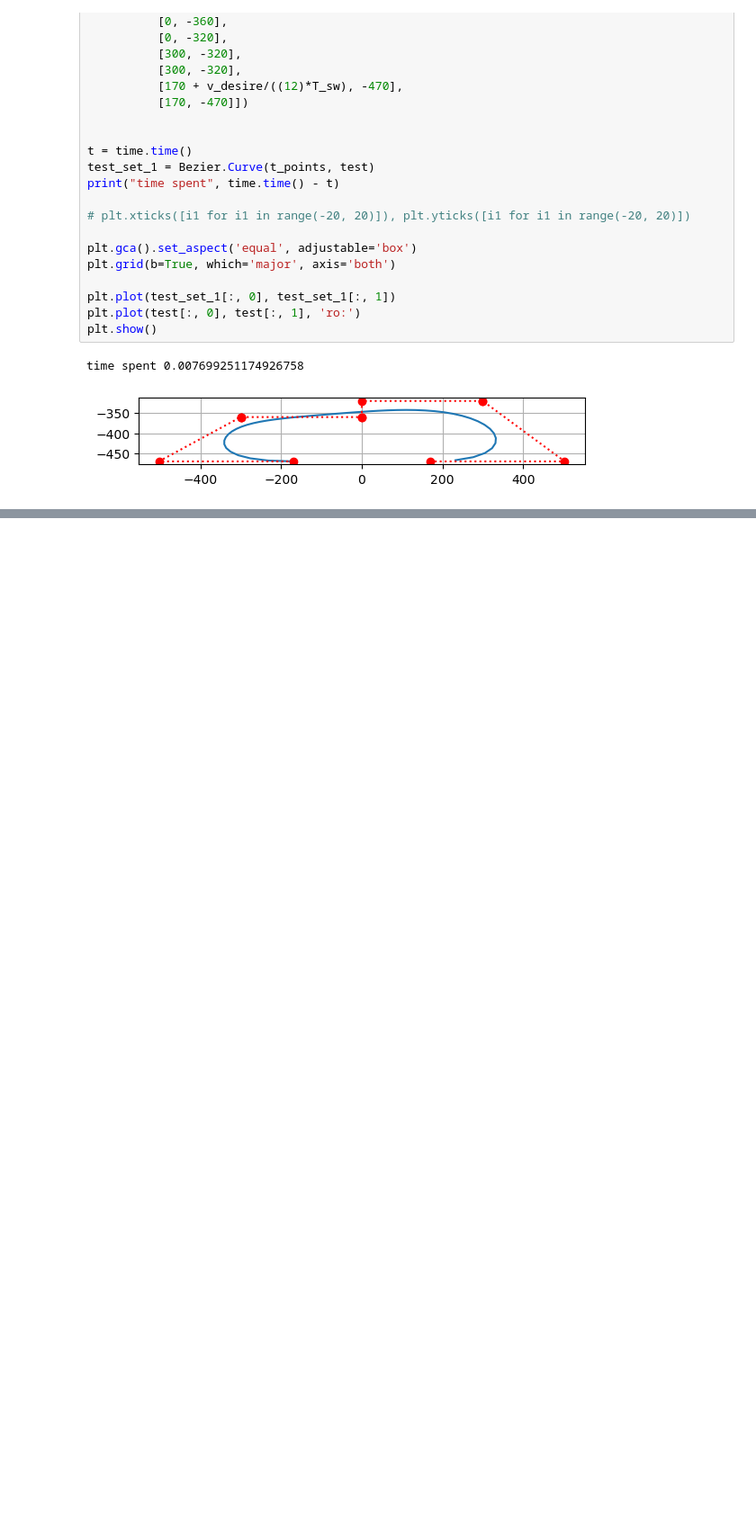
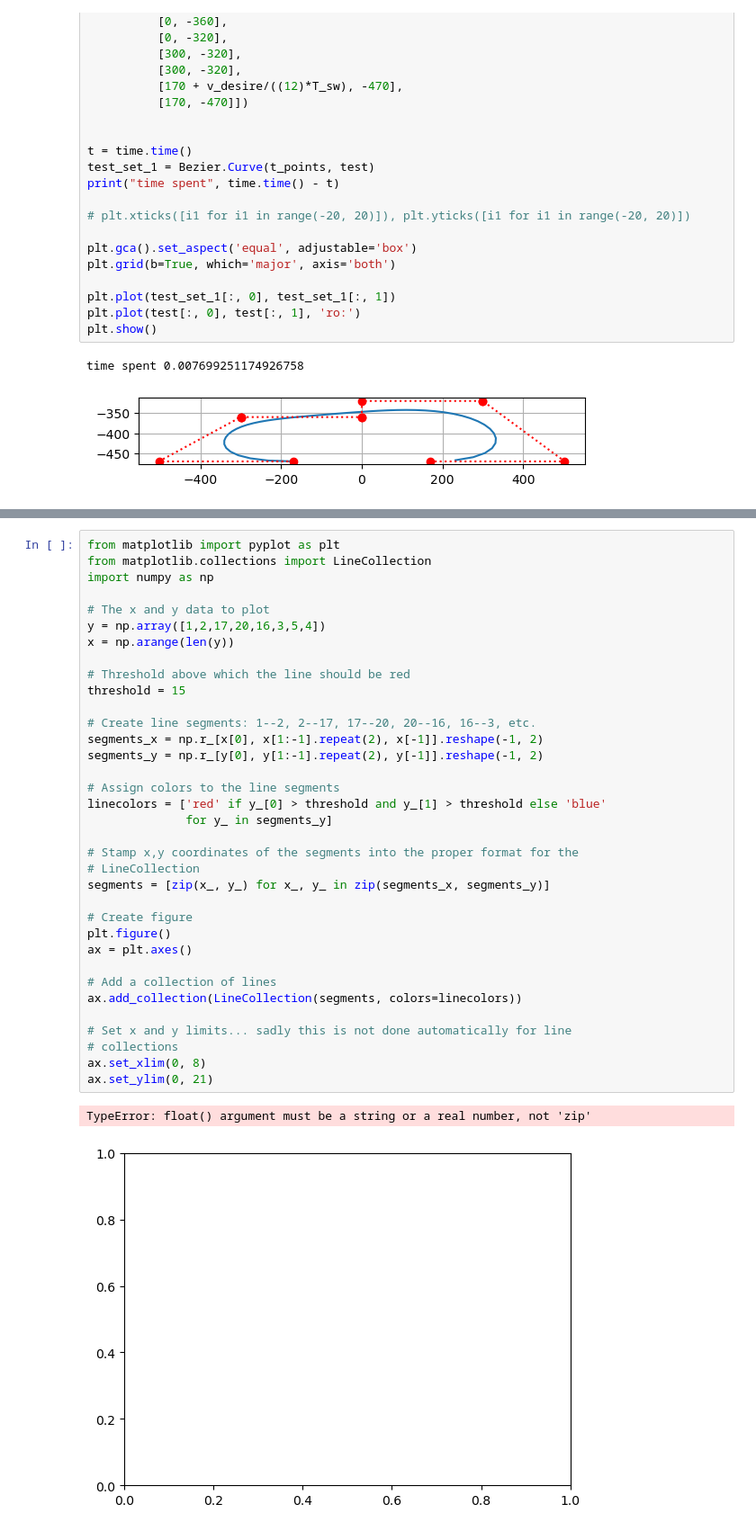
Before and after one commit to guanlunlu/MBD_Corgi_python, a Jupyter notebook: script/test.ipynb, the cells around one changed output, grey strips where cells are left out. Shown at 90% size. Cells and saved outputs as stored; diff of their text form; blank space fills up the shorter version.

```diff
--- a/script/test.ipynb
+++ b/script/test.ipynb
@@ -121,0 +197,38 @@ print(np.interp(0.01, t_points, test_set_1[:, 0]))
+# %%
+from matplotlib import pyplot as plt
+from matplotlib.collections import LineCollection
+import numpy as np
+
+# The x and y data to plot
+y = np.array([1,2,17,20,16,3,5,4])
+x = np.arange(len(y))
+
+# Threshold above which the line should be red
+threshold = 15
+
+# Create line segments: 1--2, 2--17, 17--20, 20--16, 16--3, etc.
+segments_x = np.r_[x[0], x[1:-1].repeat(2), x[-1]].reshape(-1, 2)
+segments_y = np.r_[y[0], y[1:-1].repeat(2), y[-1]].reshape(-1, 2)
+
+# Assign colors to the line segments
+linecolors = ['red' if y_[0] > threshold and y_[1] > threshold else 'blue'
+              for y_ in segments_y]
+
+# Stamp x,y coordinates of the segments into the proper format for the
+# LineCollection
+segments = [zip(x_, y_) for x_, y_ in zip(segments_x, segments_y)]
+
+# Create figure
+plt.figure()
+ax = plt.axes()
+
+# Add a collection of lines
+ax.add_collection(LineCollection(segments, colors=linecolors))
+
+# Set x and y limits... sadly this is not done automatically for line
+# collections
+ax.set_xlim(0, 8)
+ax.set_ylim(0, 21)
+# %% [output]
+TypeError: float() argument must be a string or a real number, not 'zip'
+[figure, added]
```
Also changed, not shown: parts of 6 cells of this notebook, 2 other files.
